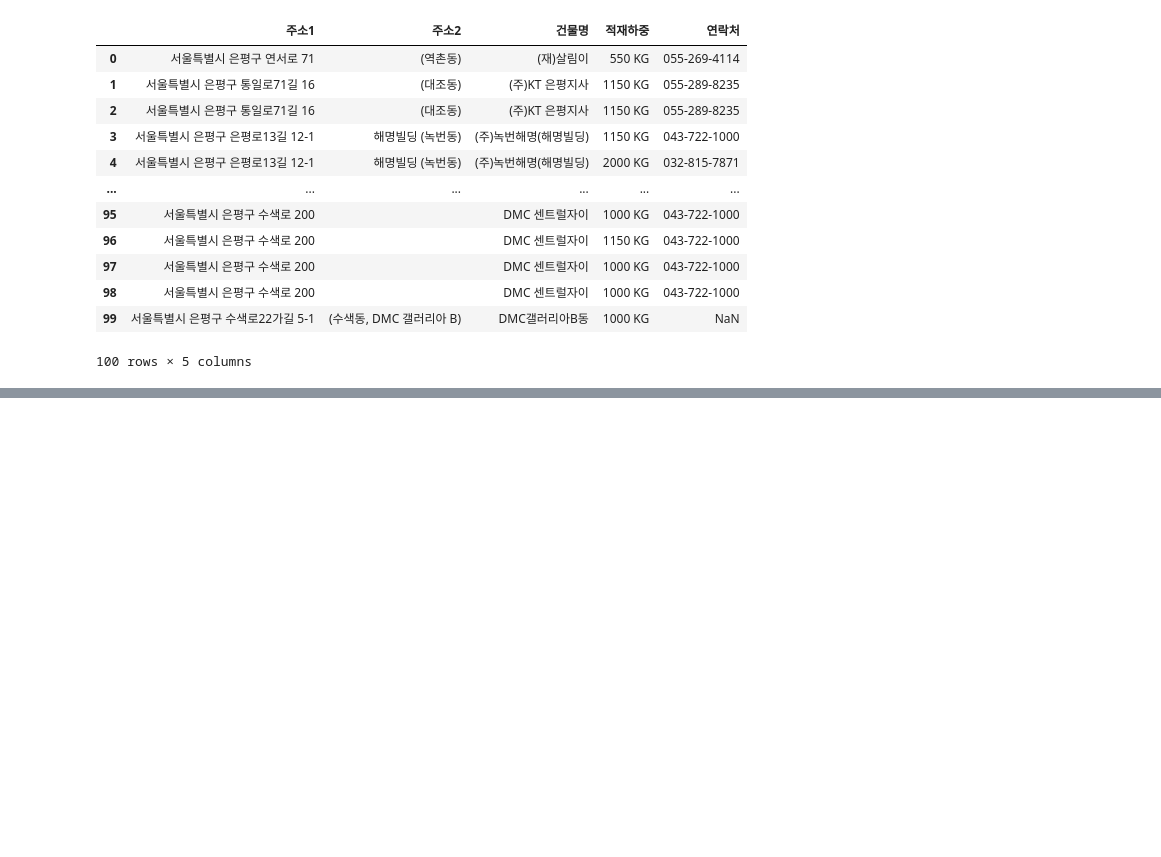
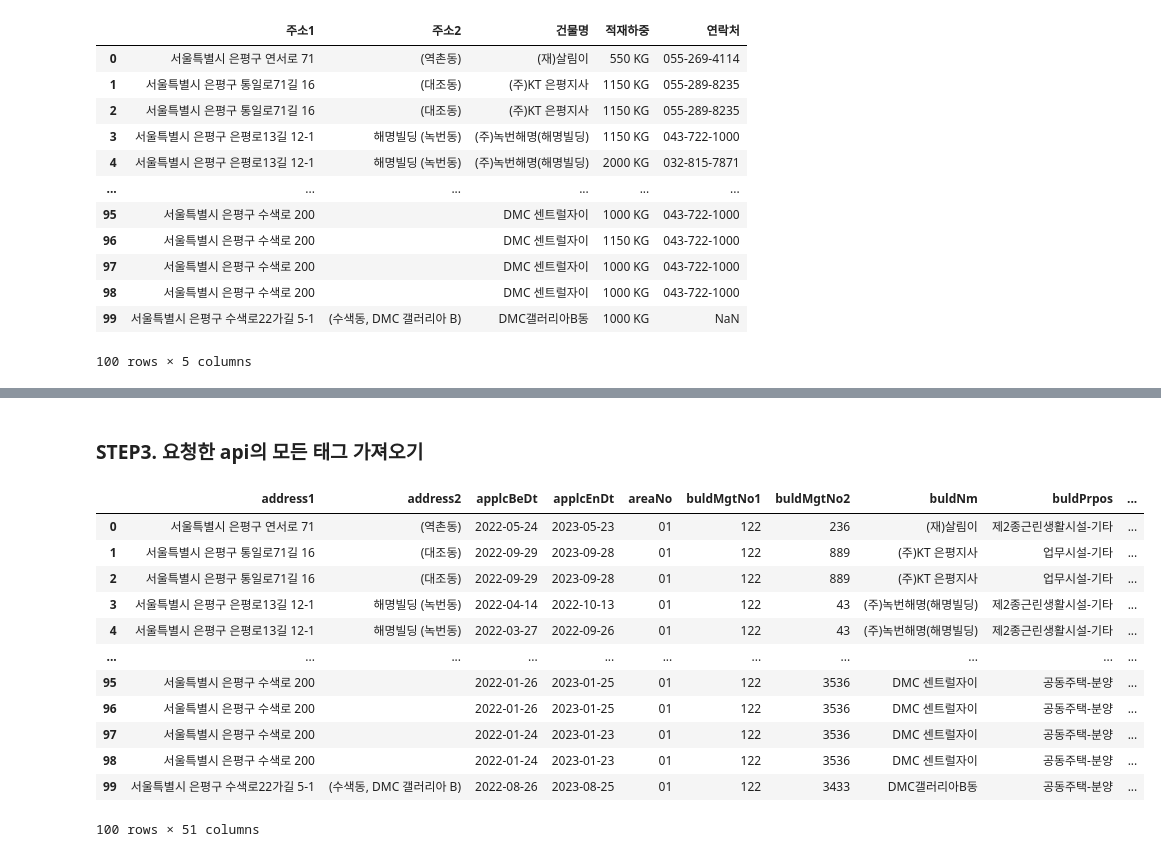
Before and after one commit to kshhhhh91/Data-Analysis-Basic-Practice, a Jupyter notebook: 오픈api.ipynb, the cells around one changed output, grey strips where cells are left out. Drawn from its saved outputs; the diff is of its cells as text; code cells hidden in the pictures; blank space fills up the shorter version.

```diff
--- a/오픈api.ipynb
+++ b/오픈api.ipynb
@@ -191,0 +201,24 @@ soup.select('manufacturerTelno')
+# %%
+add1 = []
+add2 = []
+buld = []
+live = []
+no = []
+manu = []
+
+for i in soup.select('item'):
+    add1.append(i.select('address1')[0].text)
+    add2.append(i.select('address2')[0].text)
+    buld.append(i.select('buldNm')[0].text)
+    no.append(i.select('elevatorNo')[0].text)
+    live.append(i.select('liveLoad')[0].text)
+    if(len(i.select('manufacturerTelno')) > 0):
+        manu.append(i.select('manufacturerTelno')[0].text)
+    else:
+        manu.append('x')
+
+df = pd.DataFrame(list(zip(add1, add2, buld, no, live, manu)), columns = ['승강기주소1', '승강기주소2', '건물명', '엘베번호', '적재하중', '제조업체 전화번호'])
+df.to_csv('elevatorList.csv', index=False, encoding='euc-kr')
+# %%
+new_df = pd.read_csv('elevatorList.csv', encoding='euc-kr')
+new_df
@@ -191,0 +262,3 @@ soup.select('manufacturerTelno')
+# %%
+new_df['엘베번호'] = new_df['엘베번호'].astype(str).str.zfill(7)  # 문자열로 바꿔주고, 7자리 숫자로 만들 것인데, 비어있는 곳은 0으로 채워준다.
+new_df['엘베번호']
@@ -191,0 +284,34 @@ soup.select('manufacturerTelno')
+# %%
+base_url = 'base_url'
+for i in new_df['엘베번호']
+    print(base_url + '/' +i)
+# %% [markdown]
+### STEP3. 요청한 api의 모든 태그 가져오기
+# %%
+dic = {}
+
+for i in soup.select('item')[0].findChildren():  # 태그들을 한번에 다 가져올 수 있음
+    dic[i.name] = []    # key값에 태그를 넣어줌
+
+for i in soup.select('item'):
+    for j in dic.keys():
+        try:
+            dic[j].append(i.select(j)[0].text)
+        except:
+            dic[j].append('0')
+
+pd.DataFrame.from_dict(dic)
+# %% [output]
+|  | address1 | address2 | applcBeDt | applcEnDt | areaNo | buldMgtNo1 | buldMgtNo2 | buldNm | buldPrpos | ... |
+| 0 | 서울특별시 은평구 연서로 71 | (역촌동) | 2022-05-24 | 2023-05-23 | 01 | 122 | 236 | (재)살림이 | 제2종근린생활시설-기타 | ... |
+| 1 | 서울특별시 은평구 통일로71길 16 | (대조동) | 2022-09-29 | 2023-09-28 | 01 | 122 | 889 | (주)KT 은평지사 | 업무시설-기타 | ... |
+| 2 | 서울특별시 은평구 통일로71길 16 | (대조동) | 2022-09-29 | 2023-09-28 | 01 | 122 | 889 | (주)KT 은평지사 | 업무시설-기타 | ... |
+| 3 | 서울특별시 은평구 은평로13길 12-1 | 해명빌딩 (녹번동) | 2022-04-14 | 2022-10-13 | 01 | 122 | 43 | (주)녹번해명(해명빌딩) | 제2종근린생활시설-기타 | ... |
+| 4 | 서울특별시 은평구 은평로13길 12-1 | 해명빌딩 (녹번동) | 2022-03-27 | 2022-09-26 | 01 | 122 | 43 | (주)녹번해명(해명빌딩) | 제2종근린생활시설-기타 | ... |
+| ... | ... | ... | ... | ... | ... | ... | ... | ... | ... | ... |
+| 95 | 서울특별시 은평구 수색로 200 |  | 2022-01-26 | 2023-01-25 | 01 | 122 | 3536 | DMC 센트럴자이 | 공동주택-분양 | ... |
+| 96 | 서울특별시 은평구 수색로 200 |  | 2022-01-26 | 2023-01-25 | 01 | 122 | 3536 | DMC 센트럴자이 | 공동주택-분양 | ... |
+| 97 | 서울특별시 은평구 수색로 200 |  | 2022-01-24 | 2023-01-23 | 01 | 122 | 3536 | DMC 센트럴자이 | 공동주택-분양 | ... |
+| 98 | 서울특별시 은평구 수색로 200 |  | 2022-01-24 | 2023-01-23 | 01 | 122 | 3536 | DMC 센트럴자이 | 공동주택-분양 | ... |
+| 99 | 서울특별시 은평구 수색로22가길 5-1 | (수색동, DMC 갤러리아 B) | 2022-08-26 | 2023-08-25 | 01 | 122 | 3433 | DMC갤러리아B동 | 공동주택-분양 | ... |
+100 rows × 51 columns
```
Also changed, not shown: parts of 10 cells of this notebook, 1 other file.
